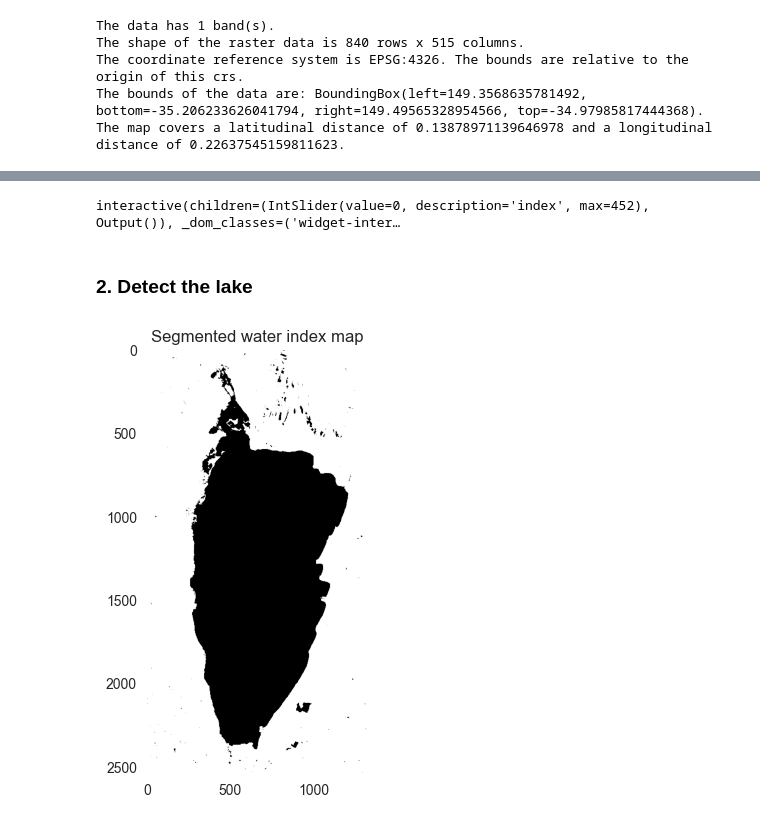
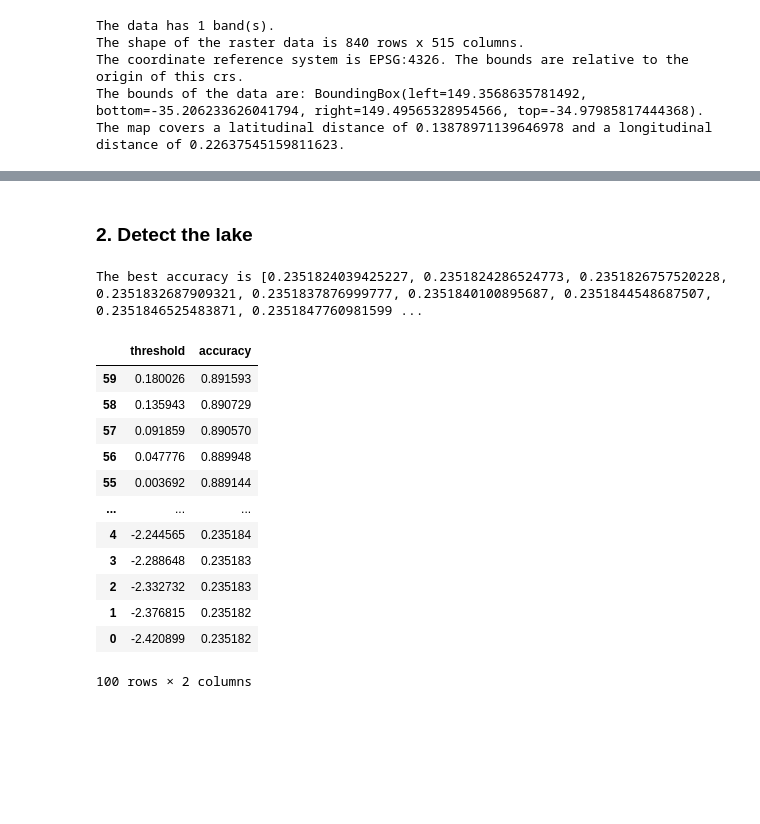
Before and after one commit to Bindila-Bogdan/Lakes-Analysis, a Jupyter notebook: notebooks/compute_lake_area.ipynb, the cells around one changed output, grey strips where cells are left out. Drawn from its saved outputs; the diff is of its cells as text; code cells hidden in the pictures; blank space fills up the shorter version.

```diff
--- a/notebooks/compute_lake_area.ipynb
+++ b/notebooks/compute_lake_area.ipynb
@@ -107,23 +112,2 @@ The minimum and maximum values of the water index are -1.16 and 0.37.
-# %%
-def display_image(index):
-    plt.imshow(ground_truth_maps[index])
-    plt.title(ground_truth_map_names[index][:-4])
-    plt.axis("off")
-    plt.show()
-
-interact(display_image, index=widgets.IntSlider(min=0, max=len(ground_truth_maps) - 1, step=1, value=0));
-# %% [output]
-interactive(children=(IntSlider(value=0, description='index', max=452), Output()), _dom_classes=('widget-inter…
 # %% [markdown]
 ### 2. Detect the lake
-# %%
-# segment the map and plot it
-segmented_water_index_map = water_index_map > -0.25
-
-fig, ax = plt.subplots(1, 1)
-
-ax.imshow(segmented_water_index_map)
-ax.set_title("Segmented water index map")
-ax.grid(False)
-# %% [output]
-[figure, removed]
@@ -133,0 +128,58 @@ ax.grid(False)
+# %%
+def get_min_max_values(water_index_dataset):
+    # get the global min and max values of the water index across the dataset
+    min_value = sys.maxsize
+    max_value = -sys.maxsize
+
+    for water_index in water_index_dataset.values():
+        min_value = min(min_value, water_index.flatten().min())
+        max_value = max(max_value, water_index.flatten().max())
+
+    return min_value, max_value
+# %%
+def preprocess_ground_truth(ground_truth):
+    ground_truth_copy = copy.deepcopy(ground_truth)
+    # replace no data 0 with 1 for not water
+    ground_truth_copy[ground_truth_copy == 0] = 1
+    # replace water detection 2 with 0 for water
+    ground_truth_copy[ground_truth_copy == 2] = 0
+    # represent water with 1 and no water with 0
+    ground_truth_copy = 1 - ground_truth_copy
+
+    return ground_truth_copy
+# %%
+min_value, max_value = get_min_max_values(water_index_dataset)
+# define the space for thresholds
+thresholds = np.linspace(min_value, max_value, 100)
+accuracies = []
+
+for threshold in thresholds:
+    accuracy = 0
+    for index, date in enumerate(water_index_dataset.keys()):
+        water_detection = water_index_dataset[date][:840, -442:] > threshold
+        ground_truth = preprocess_ground_truth(ground_truth_dataset[date][:840, -442:])
+
+        accuracy += (water_detection == ground_truth).sum() / len(ground_truth.flatten())
+
+    accuracies.append(accuracy / len(water_index_dataset))
+
+print(f"The best accuracy is {accuracies}")
+# %% [output]
+The best accuracy is [0.2351824039425227, 0.2351824286524773, 0.2351826757520228, 0.2351832687909321, 0.2351837876999777, 0.2351840100895687, 0.2351844548687507, 0.2351846525483871, 0.2351847760981599 ...
+# %%
+threshold_accuracy = pd.DataFrame({"threshold": thresholds, "accuracy": accuracies}).sort_values("accuracy", ascending=False)
+threshold_accuracy
+# %% [output]
+|  | threshold | accuracy |
+| 59 | 0.180026 | 0.891593 |
+| 58 | 0.135943 | 0.890729 |
+| 57 | 0.091859 | 0.890570 |
+| 56 | 0.047776 | 0.889948 |
+| 55 | 0.003692 | 0.889144 |
+| ... | ... | ... |
+| 4 | -2.244565 | 0.235184 |
+| 3 | -2.288648 | 0.235183 |
+| 2 | -2.332732 | 0.235183 |
+| 1 | -2.376815 | 0.235182 |
+| 0 | -2.420899 | 0.235182 |
+100 rows × 2 columns
```
Also changed, not shown: parts of 13 cells of this notebook.
